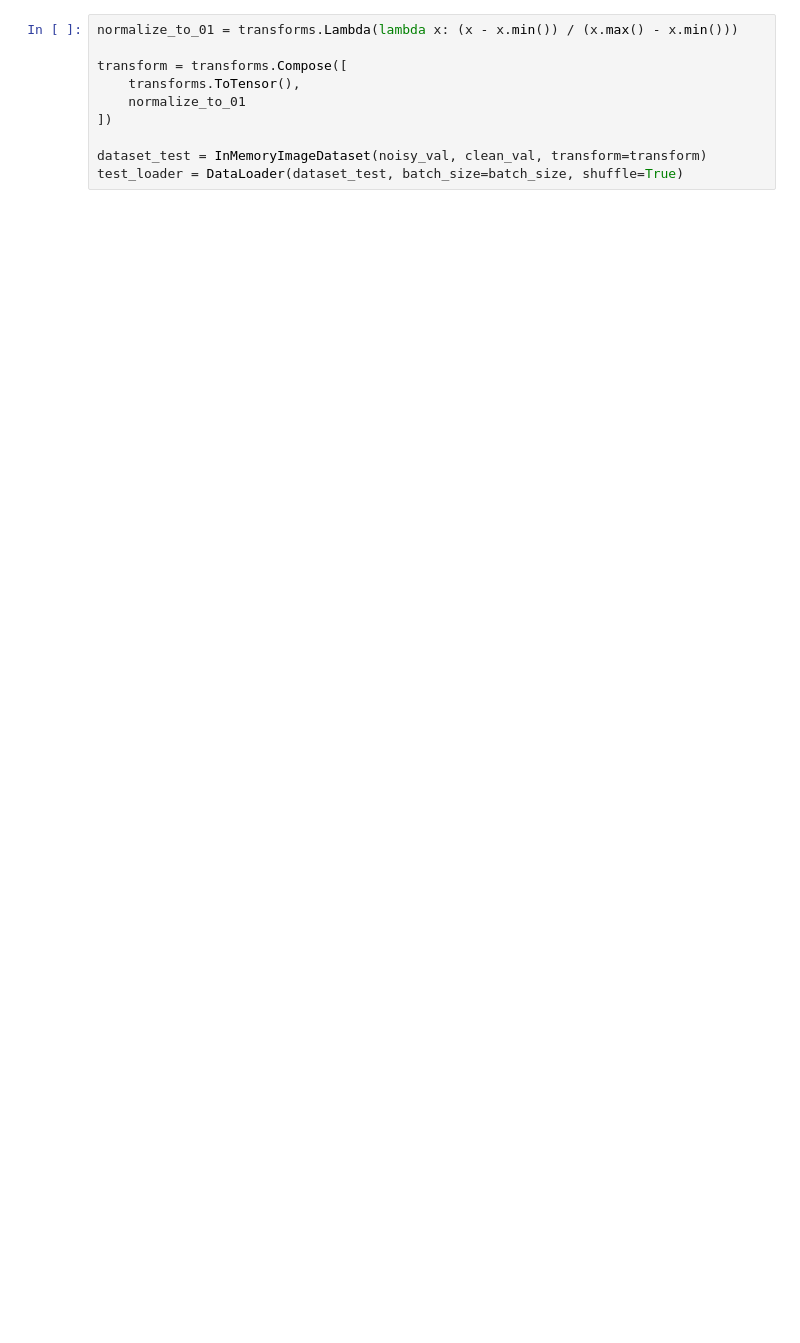
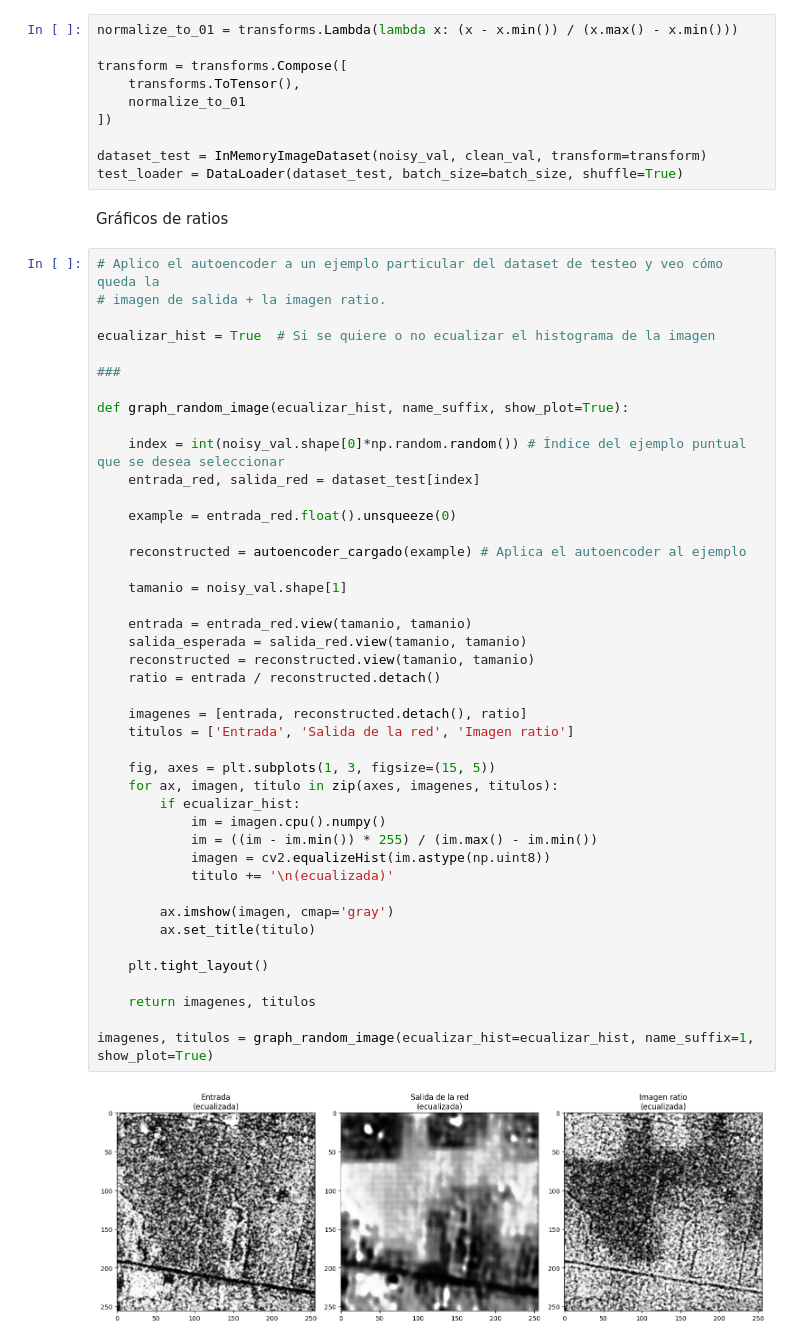
Before and after one commit to biancabalzarini/despeckling, a Jupyter notebook: notebooks/quality_filters_real_images.ipynb, the cells around one changed output. Saved outputs shown, nothing was run; the diff lists cells and outputs as text; blank space fills up the shorter version.

Commit message:
calculo la imagen ratio para los modelos entrenados con imagenes reales

```diff
--- a/notebooks/quality_filters_real_images.ipynb
+++ b/notebooks/quality_filters_real_images.ipynb
@@ -133,3 +130,50 @@ transform = transforms.Compose([
 
 dataset_test = InMemoryImageDataset(noisy_val, clean_val, transform=transform)
 test_loader = DataLoader(dataset_test, batch_size=batch_size, shuffle=True)
+# %% [markdown]
+Gráficos de ratios
+# %%
+# Aplico el autoencoder a un ejemplo particular del dataset de testeo y veo cómo queda la
+# imagen de salida + la imagen ratio.
+
+ecualizar_hist = True  # Si se quiere o no ecualizar el histograma de la imagen
+
+###
+
+def graph_random_image(ecualizar_hist, name_suffix, show_plot=True):
+
+    index = int(noisy_val.shape[0]*np.random.random()) # Índice del ejemplo puntual que se desea seleccionar
+    entrada_red, salida_red = dataset_test[index]
+
+    example = entrada_red.float().unsqueeze(0)
+
+    reconstructed = autoencoder_cargado(example) # Aplica el autoencoder al ejemplo
+
+    tamanio = noisy_val.shape[1]
+
+    entrada = entrada_red.view(tamanio, tamanio)
+    salida_esperada = salida_red.view(tamanio, tamanio)
+    reconstructed = reconstructed.view(tamanio, tamanio)
+    ratio = entrada / reconstructed.detach()
+
+    imagenes = [entrada, reconstructed.detach(), ratio]
+    titulos = ['Entrada', 'Salida de la red', 'Imagen ratio']
+
+    fig, axes = plt.subplots(1, 3, figsize=(15, 5))
+    for ax, imagen, titulo in zip(axes, imagenes, titulos):
+        if ecualizar_hist:
+            im = imagen.cpu().numpy()
+            im = ((im - im.min()) * 255) / (im.max() - im.min())
+            imagen = cv2.equalizeHist(im.astype(np.uint8))
+            titulo += '\n(ecualizada)'
+
+        ax.imshow(imagen, cmap='gray')
+        ax.set_title(titulo)
+
+    plt.tight_layout()
+
+    return imagenes, titulos
+
+imagenes, titulos = graph_random_image(ecualizar_hist=ecualizar_hist, name_suffix=1, show_plot=True)
+# %% [output]
+[figure, added]
```
Also changed, not shown: parts of 3 cells of this notebook.
